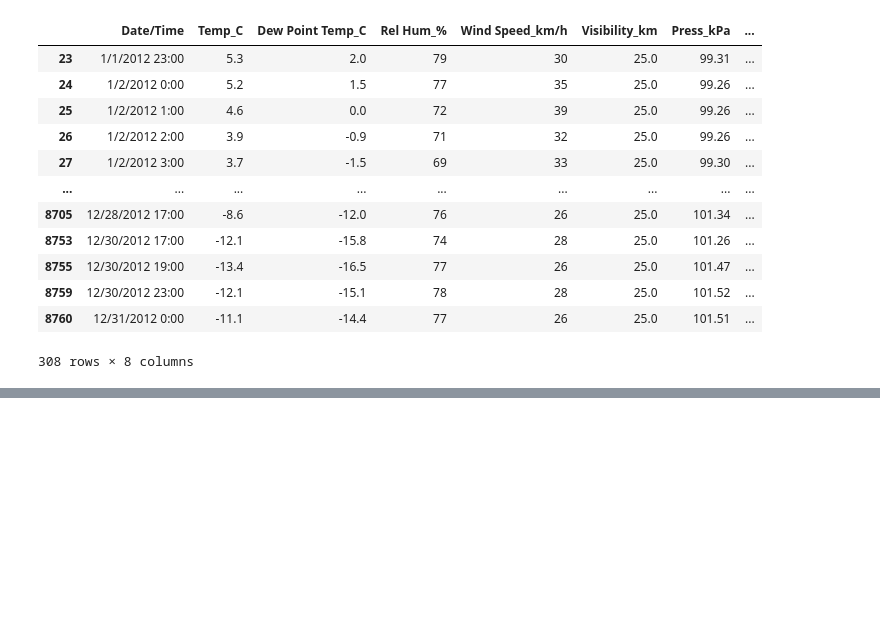
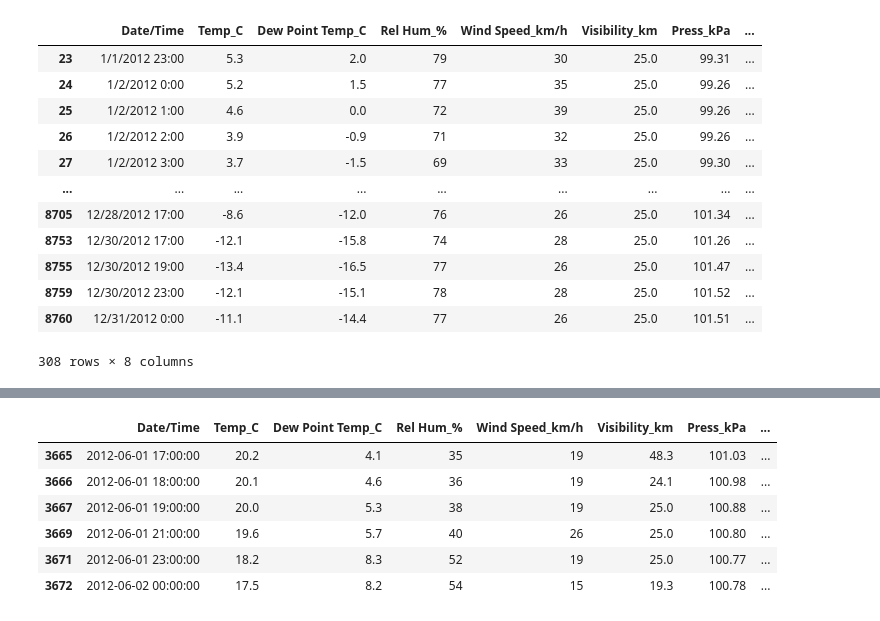
Before and after one commit to kelvynsantos/Python, a Jupyter notebook: Data Analysis/main-1.ipynb, the cells around one changed output, grey strips where cells are left out. Saved outputs shown, nothing was run; the diff lists cells and outputs as text; code cells hidden in the pictures; blank space fills up the shorter version.

```diff
--- a/Data Analysis/main-1.ipynb
+++ b/Data Analysis/main-1.ipynb
@@ -238,0 +295,13 @@ TypeError: Could not convert 1/3/2012 19:001/5/2012 18:001/5/2012 19:001/5/2012
+# %%
+# data[(data[''])
+data['Date/Time'] = pd.to_datetime(data['Date/Time'])
+mask = (((data['Date/Time'] > '2012-6-1') & (data['Date/Time'] <= '2012-6-2')) & ((data['Weather Condition'] == "Rain") | (data['Wind Speed_km/h'] == 19)))
+(data.loc[mask])
+# %% [output]
+|  | Date/Time | Temp_C | Dew Point Temp_C | Rel Hum_% | Wind Speed_km/h | Visibility_km | Press_kPa | ... |
+| 3665 | 2012-06-01 17:00:00 | 20.2 | 4.1 | 35 | 19 | 48.3 | 101.03 | ... |
+| 3666 | 2012-06-01 18:00:00 | 20.1 | 4.6 | 36 | 19 | 24.1 | 100.98 | ... |
+| 3667 | 2012-06-01 19:00:00 | 20.0 | 5.3 | 38 | 19 | 25.0 | 100.88 | ... |
+| 3669 | 2012-06-01 21:00:00 | 19.6 | 5.7 | 40 | 26 | 25.0 | 100.80 | ... |
+| 3671 | 2012-06-01 23:00:00 | 18.2 | 8.3 | 52 | 19 | 25.0 | 100.77 | ... |
+| 3672 | 2012-06-02 00:00:00 | 17.5 | 8.2 | 54 | 15 | 19.3 | 100.78 | ... |
```
Also changed, not shown: parts of 5 cells of this notebook.
